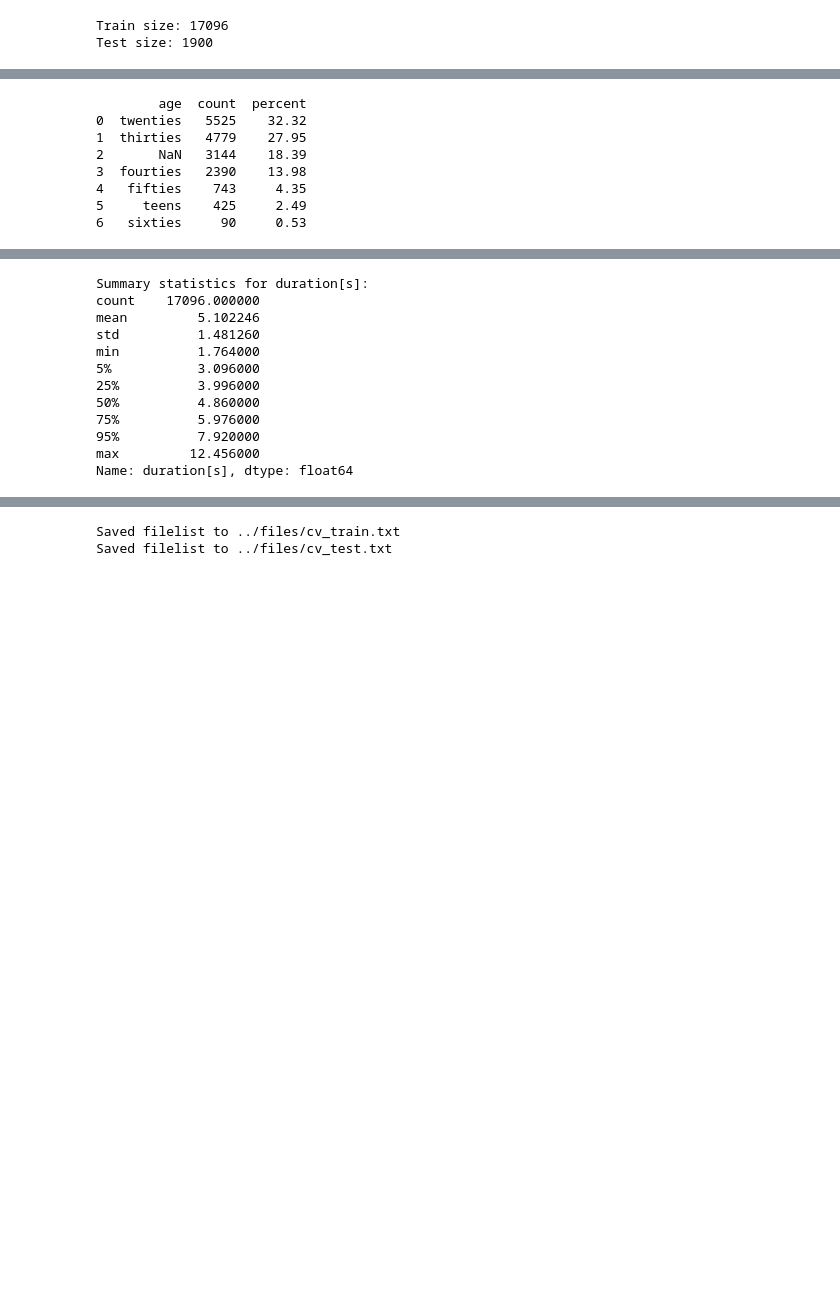
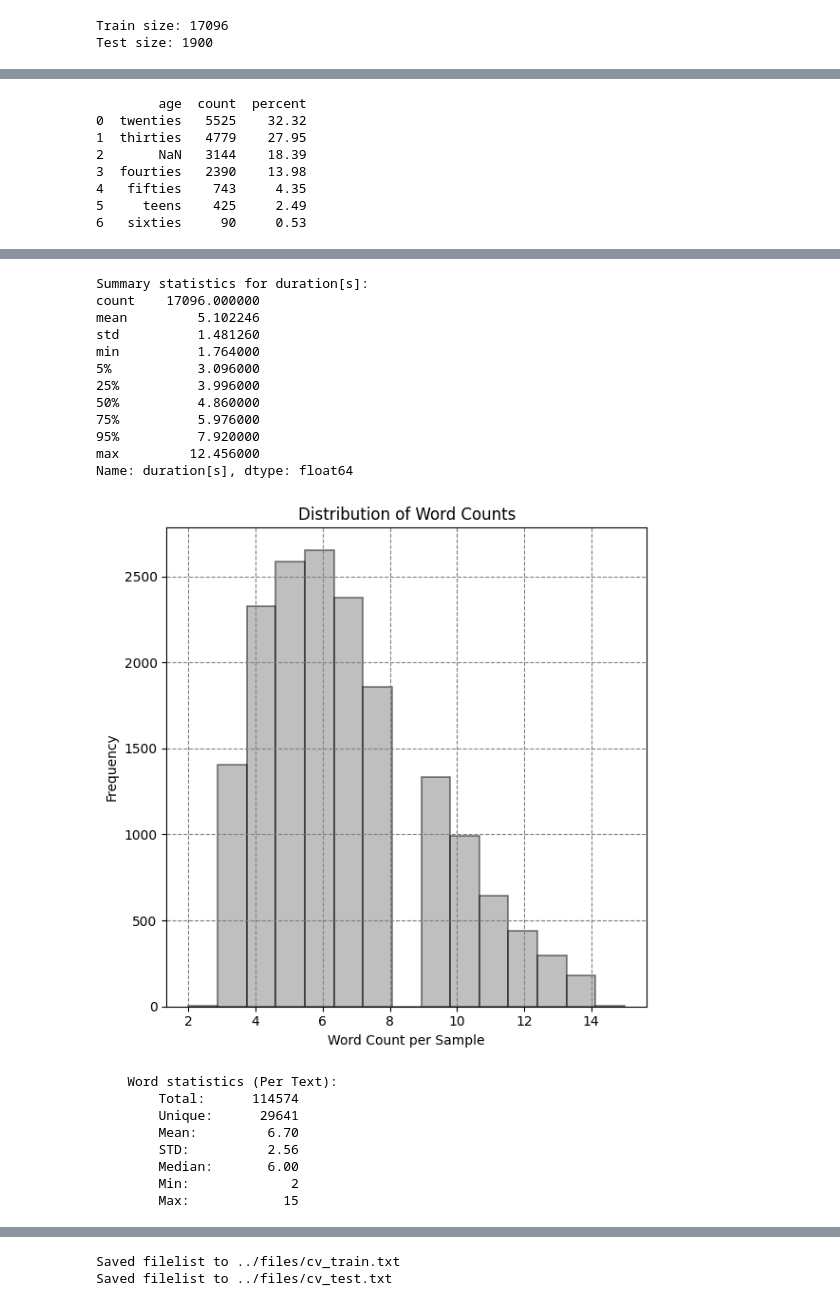
Before and after one commit to robertmackevic/ma-lt-tts, a Jupyter notebook: notebooks/cv-dataset-preparation.ipynb, the cells around one changed output, grey strips where cells are left out. Saved outputs shown, nothing was run; the diff lists cells and outputs as text; code cells hidden in the pictures; blank space fills up the shorter version.

```diff
--- a/notebooks/cv-dataset-preparation.ipynb
+++ b/notebooks/cv-dataset-preparation.ipynb
@@ -184,32 +199,42 @@ Test size: 1900
 summarize_categorical_variable(train_df, column="gender")
 summarize_categorical_variable(train_df, column="age")
 summarize_duration(train_df)
+summarize_sentences(train_df)
 # %% [output]
 [figure]
                gender  count  percent
 0      male_masculine   8861    51.83
 1                 NaN   4868    28.47
 2     female_feminine   3338    19.53
 3  do_not_wish_to_say     29     0.17
 [figure]
         age  count  percent
 0  twenties   5525    32.32
 1  thirties   4779    27.95
 2       NaN   3144    18.39
 3  fourties   2390    13.98
 4   fifties    743     4.35
 5     teens    425     2.49
 6   sixties     90     0.53
 [figure]
 Summary statistics for duration[s]:
 count    17096.000000
 mean         5.102246
 std          1.481260
 min          1.764000
 5%           3.096000
 25%          3.996000
 50%          4.860000
 75%          5.976000
 95%          7.920000
 max         12.456000
 Name: duration[s], dtype: float64
+[figure, added]
+    Word statistics (Per Text):
+        Total:      114574
+        Unique:      29641
+        Mean:         6.70
+        STD:          2.56
+        Median:       6.00
+        Min:             2
+        Max:            15
```
Also changed, not shown: parts of 8 cells of this notebook, 6 other files.
